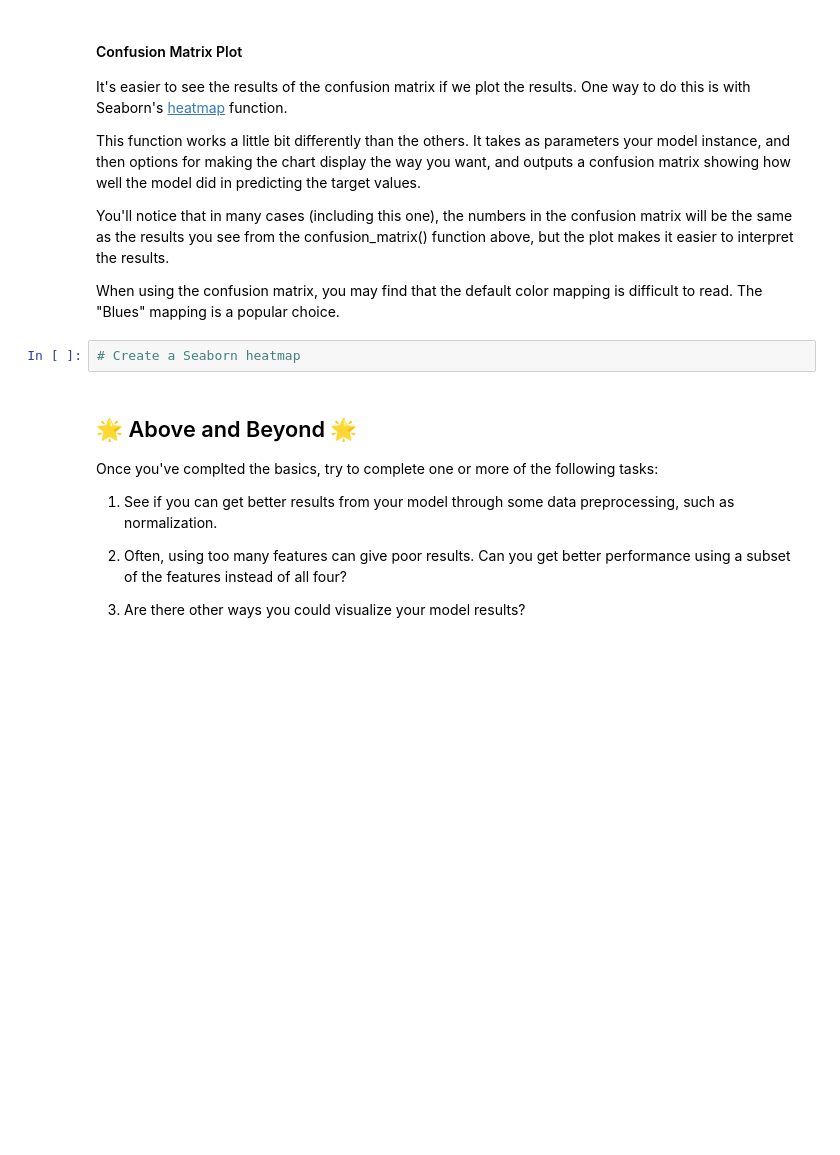
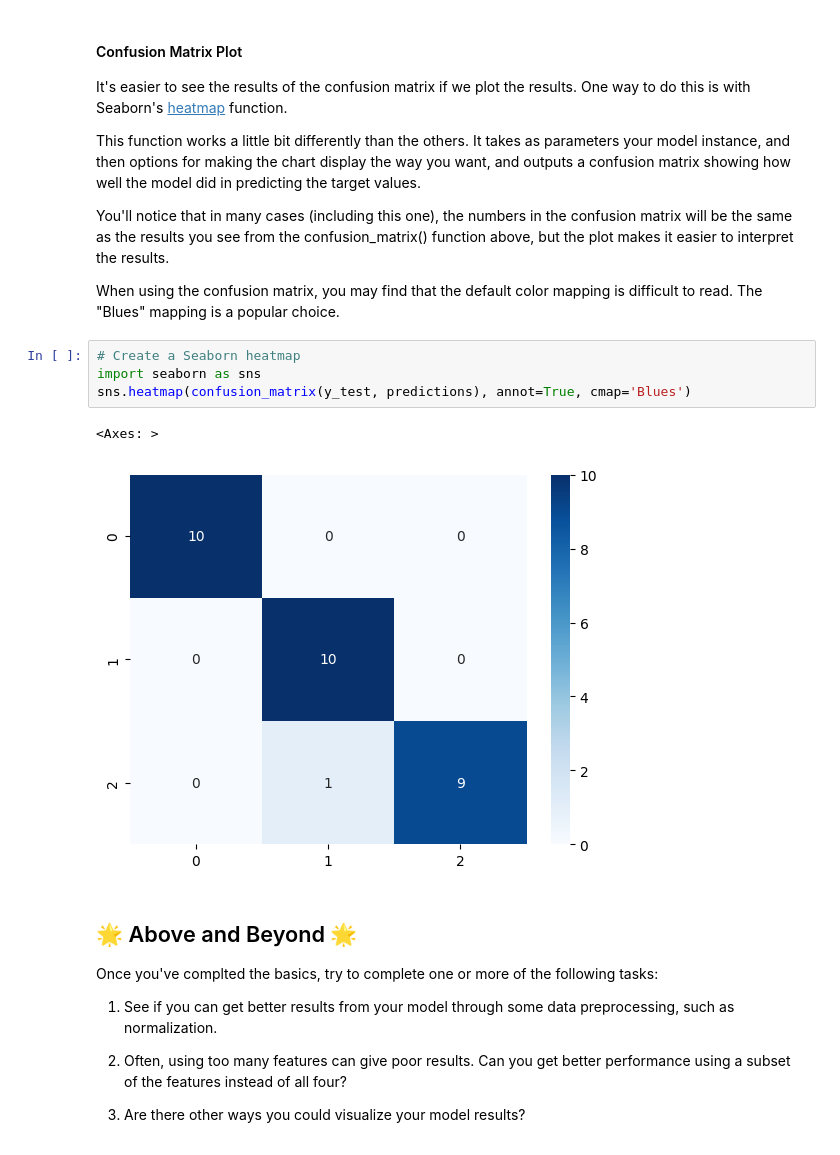
Before and after one commit to jrfanfan/Android_temp_con, a Jupyter notebook: Copy_of_DataExploration_04.ipynb, the cells around one changed output. Drawn from its saved outputs; the diff is of its cells as text; blank space fills up the shorter version.

```diff
--- a/Copy_of_DataExploration_04.ipynb
+++ b/Copy_of_DataExploration_04.ipynb
@@ -291,8 +297,13 @@ This function works a little bit differently than the others. It takes as parame
 You'll notice that in many cases (including this one), the numbers in the confusion matrix will be the same as the results you see from the confusion_matrix() function above, but the plot makes it easier to interpret the results.
 
 When using the confusion matrix, you may find that the default color mapping is difficult to read. The "Blues" mapping is a popular choice.
-# %%
-# Create a Seaborn heatmap
+# %%
+# Create a Seaborn heatmap
+import seaborn as sns
+sns.heatmap(confusion_matrix(y_test, predictions), annot=True, cmap='Blues')
+# %% [output]
+<Axes: >
+[figure, added]
 # %% [markdown]
 ## 🌟 Above and Beyond 🌟
 
```
Also changed, not shown: parts of 1 cell of this notebook.
